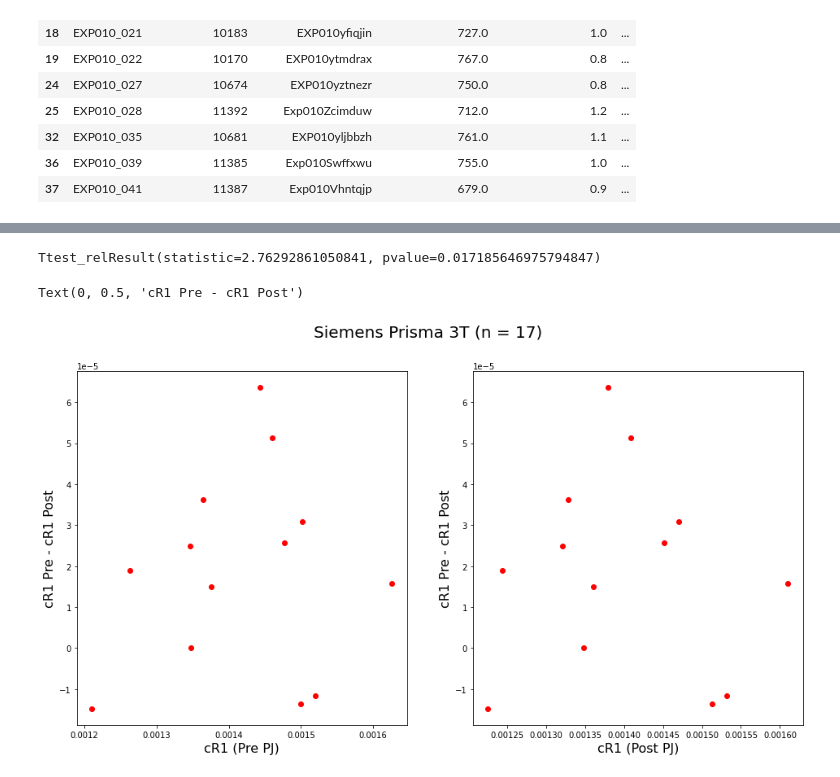
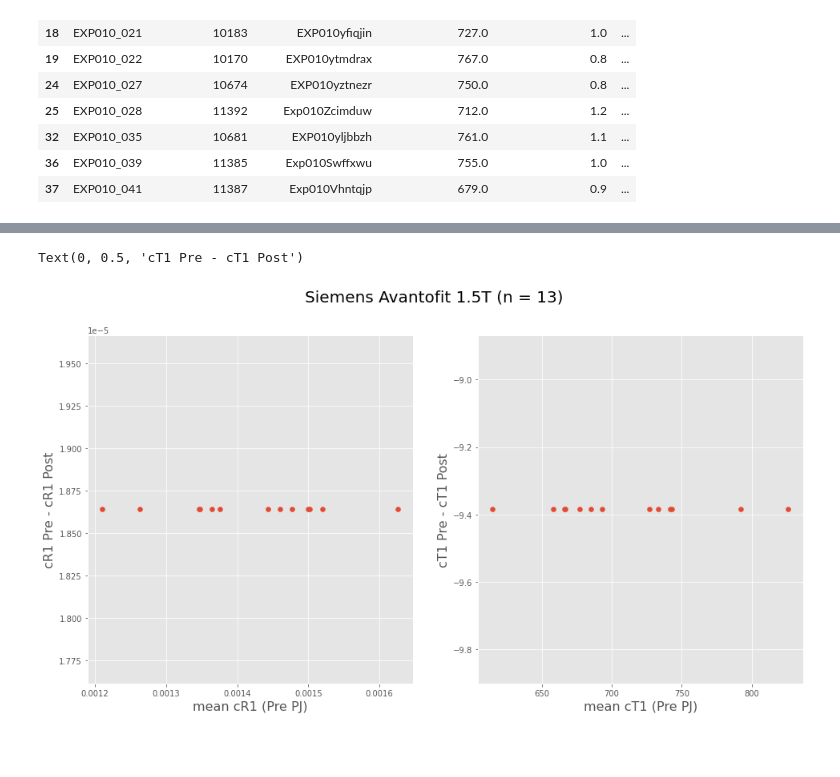
Before and after one commit to WhySeeYC/reference_app, a Jupyter notebook: PineappleJuice/VendorSpecificPlots.ipynb, the cells around one changed output, grey strips where cells are left out. Drawn from its saved outputs; the diff is of its cells as text; code cells hidden in the pictures; blank space fills up the shorter version.

```diff
--- a/PineappleJuice/VendorSpecificPlots.ipynb
+++ b/PineappleJuice/VendorSpecificPlots.ipynb
@@ -1183,4 +1219,0 @@ Text(0, 0.5, 'cR1 Pre - cR1 Post')
-# %%
-AV['cR1 median (Pre PJ)'] = 1/AV['cT1 median (Pre PJ)']
-AV['cR1 median (Post PJ)'] = 1/AV['cT1 median (Post PJ)']
-AV
@@ -1202,23 +1220,21 @@ AV
-# %%
-cR1TT_1_5T = stats.ttest_rel(AV["cR1 median (Pre PJ)"], AV["cR1 median (Post PJ)"])
-cR1TT_1_5T
-# %% [output]
-Ttest_relResult(statistic=2.76292861050841, pvalue=0.017185646975794847)
 # %%
+# TODO: ask Emma the better graph to improve
 # Delta R1 against native R1
-AV['delta R1'] = AV["cR1 median (Pre PJ)"]- AV["cR1 median (Post PJ)"]
+AV['delta cR1'] = AV["cR1 median (Pre PJ)"]- AV["cR1 median (Post PJ)"]
+AV['delta cT1'] = AV["cT1 median (Pre PJ)"]- AV["cT1 median (Post PJ)"]
+AV['meandiff_cR1'] = np.mean(AV['delta cR1'])
+AV['meandiff_cT1'] = np.mean(AV['delta cT1'])
 
 fig, axes = plt.subplots(nrows = 1, ncols = 2, figsize = (16,8))
-fig.suptitle('Siemens Prisma 3T (n = 17)', fontsize = 20)
+fig.suptitle('Siemens Avantofit 1.5T (n = 13)', fontsize = 20)
 
-axes[0].scatter(AV["cR1 median (Pre PJ)"], AV['delta R1'], color = 'red')
-axes[0].set_xlabel('cR1 (Pre PJ)',  fontsize = 16)
+axes[0].scatter(AV["cR1 median (Pre PJ)"], AV['meandiff_cR1'])
+axes[0].set_xlabel('mean cR1 (Pre PJ)',  fontsize = 16)
 axes[0].set_ylabel("cR1 Pre - cR1 Post", fontsize = 16)
 
-
-axes[1].scatter(AV["cR1 median (Post PJ)"], AV['delta R1'], color = 'red')
-axes[1].set_xlabel('cR1 (Post PJ)',  fontsize = 16)
-axes[1].set_ylabel("cR1 Pre - cR1 Post", fontsize = 16)
+axes[1].scatter(AV["cT1 median (Pre PJ)"], AV['meandiff_cT1'])
+axes[1].set_xlabel('mean cT1 (Pre PJ)',  fontsize = 16)
+axes[1].set_ylabel("cT1 Pre - cT1 Post", fontsize = 16)
 # %% [output]
-Text(0, 0.5, 'cR1 Pre - cR1 Post')
+Text(0, 0.5, 'cT1 Pre - cT1 Post')
-[figure, old version]
+[figure, new version]
```
Also changed, not shown: parts of 9 cells of this notebook, 2 other files.
